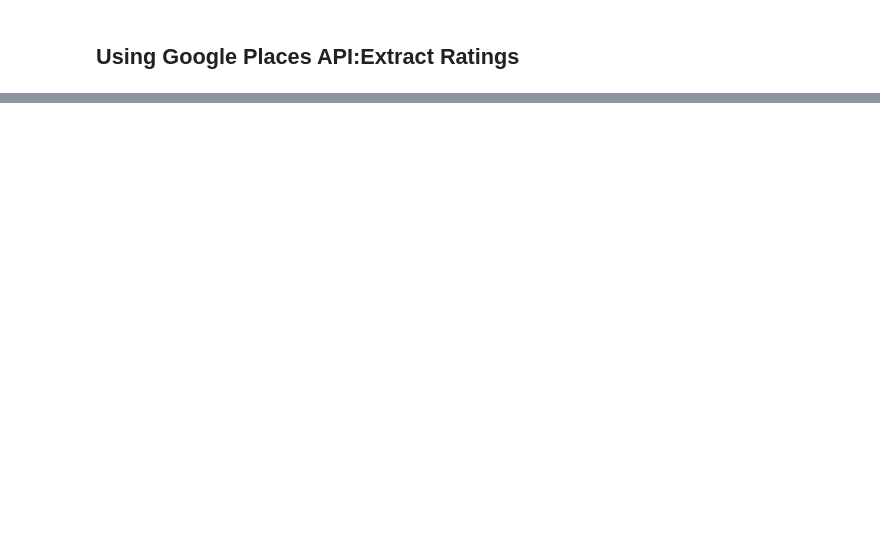
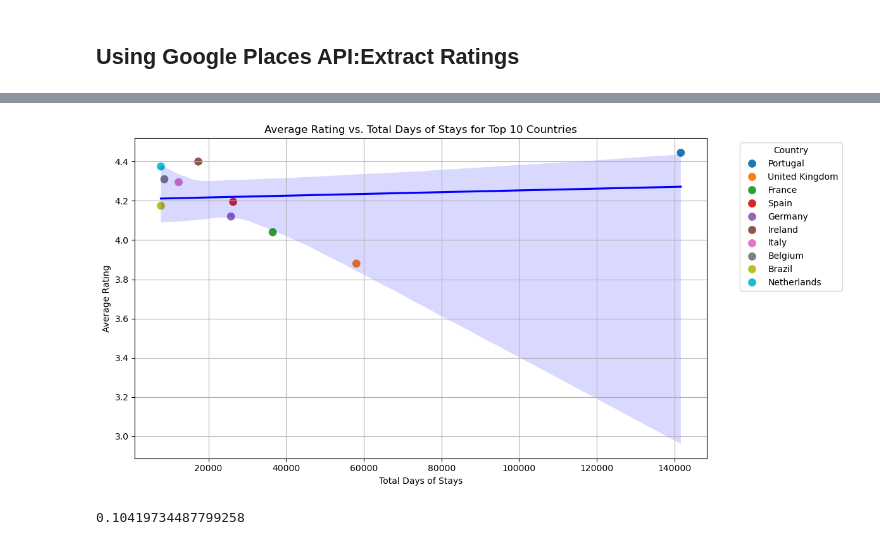
Before and after one commit to Kathyvng/Project1_Group6, a Jupyter notebook: Hetal_Analysis/Google_Places_API.ipynb, the cells around one changed output, grey strips where cells are left out. Cells and saved outputs as stored; diff of their text form; code cells hidden in the pictures; blank space fills up the shorter version.

```diff
--- a/Hetal_Analysis/Google_Places_API.ipynb
+++ b/Hetal_Analysis/Google_Places_API.ipynb
@@ -532,0 +614,26 @@ Booking Frequency indicates the number of times a hotel is booked.
+# %%
+# Create a scatter plot for average rating vs. total days of stays
+plt.figure(figsize=(12, 6))
+sns.scatterplot(data=top_countries, x='Total_Days_of_Stays', y='Average_Rating', hue='Country', s=100)
+
+# Add a trend line using linear regression
+sns.regplot(data=top_countries, x='Total_Days_of_Stays', y='Average_Rating', scatter=False, color='blue', line_kws={'label': 'Trend Line'})
+
+# Customize the plot
+plt.title('Average Rating vs. Total Days of Stays for Top 10 Countries')
+plt.xlabel('Total Days of Stays')
+plt.ylabel('Average Rating')
+plt.legend(title='Country', bbox_to_anchor=(1.05, 1), loc='upper left')
+plt.grid()
+plt.tight_layout()
+plt.savefig("../2_Images/fig1_top10_country_correlation_rating_vs_total_day_stays.png")
+plt.show()
+
+# Calculate the correlation coefficient
+correlation = top_countries['Total_Days_of_Stays'].corr(top_countries['Average_Rating'])
+
+# Output the correlation coefficient
+correlation
+# %% [output]
+[figure, added]
+0.10419734487799258
```
Also changed, not shown: parts of 44 cells of this notebook, 1 other file.
